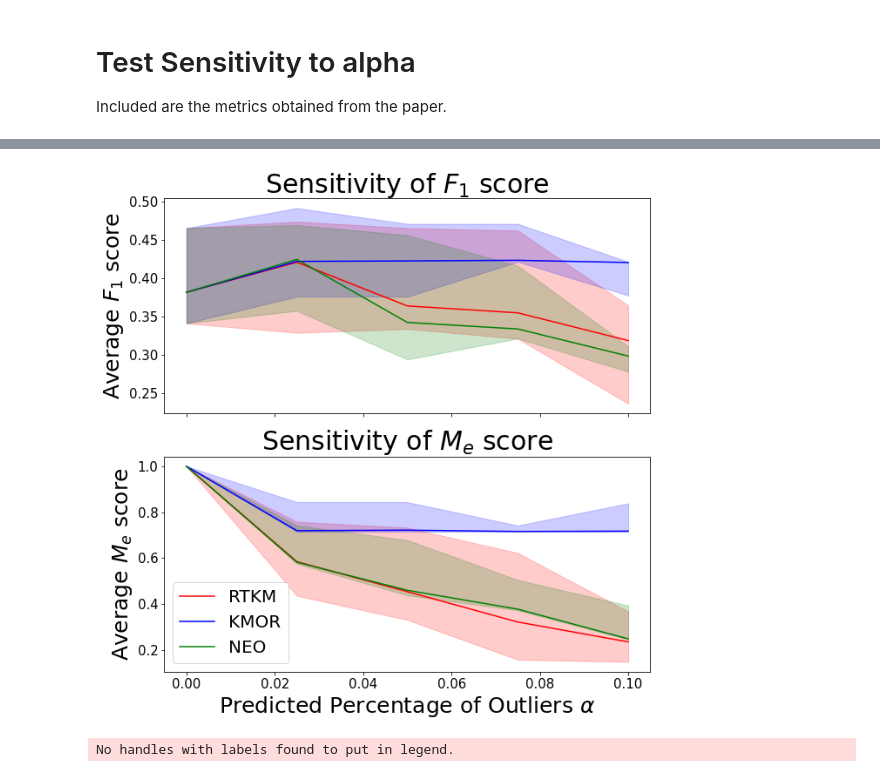
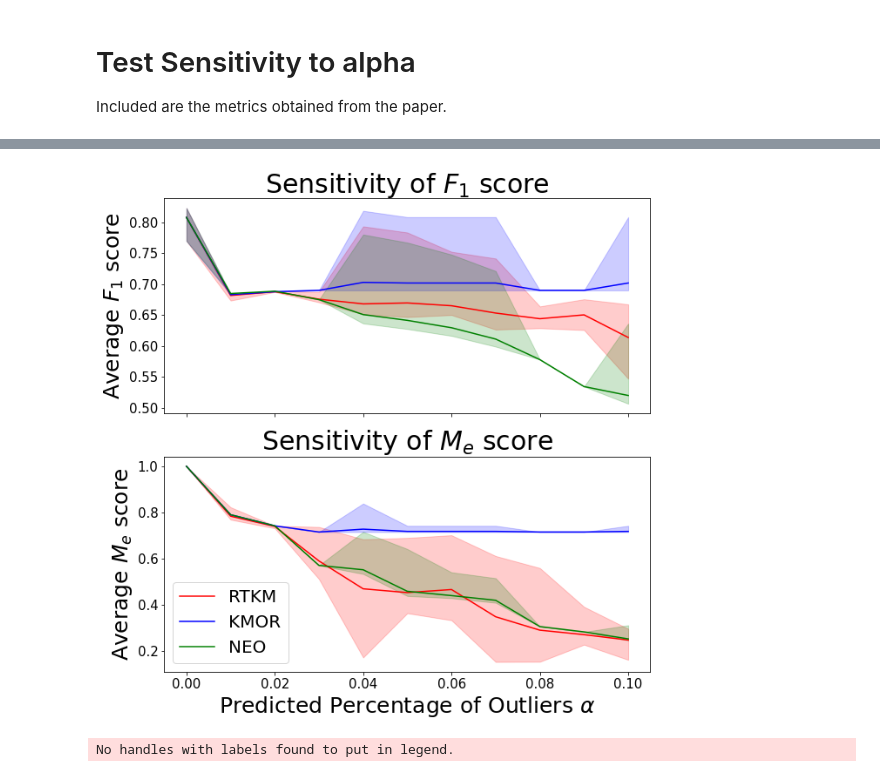
Before and after one commit to OlgaD400/Robust-Trimmed-K-Means, a Jupyter notebook: Single Membership Data with Outliers.ipynb, the cells around one changed output, grey strips where cells are left out. Drawn from its saved outputs; the diff is of its cells as text; code cells hidden in the pictures.

```diff
--- a/Single Membership Data with Outliers.ipynb
+++ b/Single Membership Data with Outliers.ipynb
@@ -267,2 +287,5 @@ warning: called from
+# %%
+f1_rtkm, f1_kmor, f1_neo, me_rtkm, me_kmor, me_neo, min_rtkm, min_kmor, min_neo, \
+max_rtkm, max_kmor, max_neo, alpha_vals = load_figure_data('wbc')
 # %%
 fig, (ax1, ax2) = plt.subplots(2, sharex=True, figsize = (10,10))
@@ -516,22 +539,3 @@ print('\n\n Number of true positives: ', tp, '\n\n Number of false positives : '
 # Test Sensitivity to alpha
 
 Included are the metrics obtained from the paper.
-# %%
-alpha_vals = np.load('figure_data/alpha_vals_shuttle.npy')
-
-me_avg_rtkm = np.load('figure_data/Me_avg_RTKM2.npy')
-me_avg_kmor= np.load('figure_data/Me_avg_KMOR2.npy')
-me_avg_neo = np.load('figure_data/Me_avg_NEO2.npy')
-
-f1_avg_rtkm = np.load('figure_data/f1_avg_RTKM2.npy')
-f1_avg_kmor = np.load('figure_data/f1_avg_KMOR2.npy')
-f1_avg_neo = np.load('figure_data/f1_avg_NEO2.npy')
-
-min_rtkm = np.load('figure_data/min_RTKM_shuttle2.npy')
-max_rtkm = np.load('figure_data/max_RTKM_shuttle2.npy')
-
-min_kmor = np.load('figure_data/min_KMOR_shuttle2.npy')
-max_kmor = np.load('figure_data/max_KMOR_shuttle2.npy')
-
-min_neo = np.load('figure_data/min_NEO_shuttle2.npy')
-max_neo = np.load('figure_data/max_NEO_shuttle2.npy')
@@ -538,9 +549,11 @@ max_neo = np.load('figure_data/max_NEO_shuttle2.npy')
 # %%
-alpha_vals = np.linspace(0, 0.10, 5)
+alpha_vals = np.linspace(0, 0.10, 11)
 
 f1_avg_rtkm, f1_avg_kmor, f1_avg_neo, me_avg_rtkm, me_avg_kmor, me_avg_neo, \
-min_rtkm, max_rtkm, min_kmor, max_kmor, min_neo, max_neo = sensitivity_to_alpha(data, k=3, kmor_gamma= 9,
-                                                                                neo_sigma = 0, path_to_neo='/Users/olgadorabiala/Documents/ThesisResearch/PALM/neo_k_means_vector/neo_kmeans/neo_kmeans.m',
+min_rtkm, max_rtkm, min_kmor, max_kmor, min_neo, max_neo, \
+f1_scores_rtkm, f1_scores_kmor, f1_scores_neo, me_scores_rtkm, \
+me_scores_kmor, me_scores_neo = sensitivity_to_alpha(data, k=3, kmor_gamma= 9,
+                                                     neo_sigma = 0, path_to_neo='/Users/olgadorabiala/Documents/ThesisResearch/PALM/neo_k_means_vector/neo_kmeans/neo_kmeans.m',
                                                                                 alpha_vals= alpha_vals, iterations= 50, true_clusters=true_label,
                                                                                 membership_option= 'single')
 # %% [output]
@@ -564,36 +594,36 @@ warning: called from
 # %%
 fig, (ax1, ax2) = plt.subplots(2, sharex=True, figsize = (10,10))
-ax1.plot(alpha_vals, f1_avg_rtkm, label = 'RTKM', c = 'r')
-ax1.plot(alpha_vals, f1_avg_kmor, label = 'KMOR', c = 'b')
-ax1.plot(alpha_vals, f1_avg_neo, label = 'NEO', c = 'g')
+ax1.plot(alpha_vals, f1_rtkm, label = 'RTKM', c = 'r')
+ax1.plot(alpha_vals, f1_kmor, label = 'KMOR', c = 'b')
+ax1.plot(alpha_vals, f1_neo, label = 'NEO', c = 'g')
 ax1.fill_between(alpha_vals, min_rtkm[0,:], max_rtkm[0,:], color = 'r', alpha = 0.2)
 ax1.fill_between(alpha_vals, min_kmor[0,:], max_kmor[0,:], color = 'b', alpha = 0.2)
 ax1.fill_between(alpha_vals, min_neo[0,:], max_neo[0,:], color = 'g', alpha = 0.2)
 ax1.set_title('Sensitivity of $F_1$ score')
 ax1.set_ylabel('Average $F_1$ score')
 ax1.yaxis.label.set_fontsize(25)
 ax1.title.set_fontsize(30)
 ax1.tick_params(axis='y', labelsize=15)
 # ax1.legend()
 
-ax2.plot(alpha_vals, me_avg_rtkm, label = 'RTKM', c = 'r')
-ax2.plot(alpha_vals, me_avg_kmor, label = 'KMOR', c = 'b')
-ax2.plot(alpha_vals, me_avg_neo, label = 'NEO', c = 'g')
+ax2.plot(alpha_vals, me_rtkm, label = 'RTKM', c = 'r')
+ax2.plot(alpha_vals, me_kmor, label = 'KMOR', c = 'b')
+ax2.plot(alpha_vals, me_neo, label = 'NEO', c = 'g')
 ax2.fill_between(alpha_vals, min_rtkm[1,:], max_rtkm[1,:], color = 'r', alpha = 0.2)
 ax2.fill_between(alpha_vals, min_kmor[1,:], max_kmor[1,:], color = 'b', alpha = 0.2)
 ax2.fill_between(alpha_vals, min_neo[1,:], max_neo[1,:], color = 'g', alpha = 0.2)
 ax2.set_title('Sensitivity of $M_e$ score')
 ax2.set_ylabel('Average $M_e$ score')
 ax2.set_xlabel('Predicted Percentage of Outliers ' r'$\alpha$')
 ax2.xaxis.label.set_fontsize(25)
 ax2.yaxis.label.set_fontsize(25)
 ax2.title.set_fontsize(30)
 ax2.tick_params(axis='y', labelsize=15)
 ax2.tick_params(axis='x', labelsize=15)
 ax2.legend(fontsize = 20)
 plt.savefig('Shuttle.pdf', format = 'pdf')
 # %% [output]
-[figure, old version]
+[figure, new version]
 # %%
 # np.save('figure_data/alpha_vals_shuttle_50.npy', alpha_vals)
 
```
Also changed, not shown: parts of 9 cells of this notebook, 4 other files.
